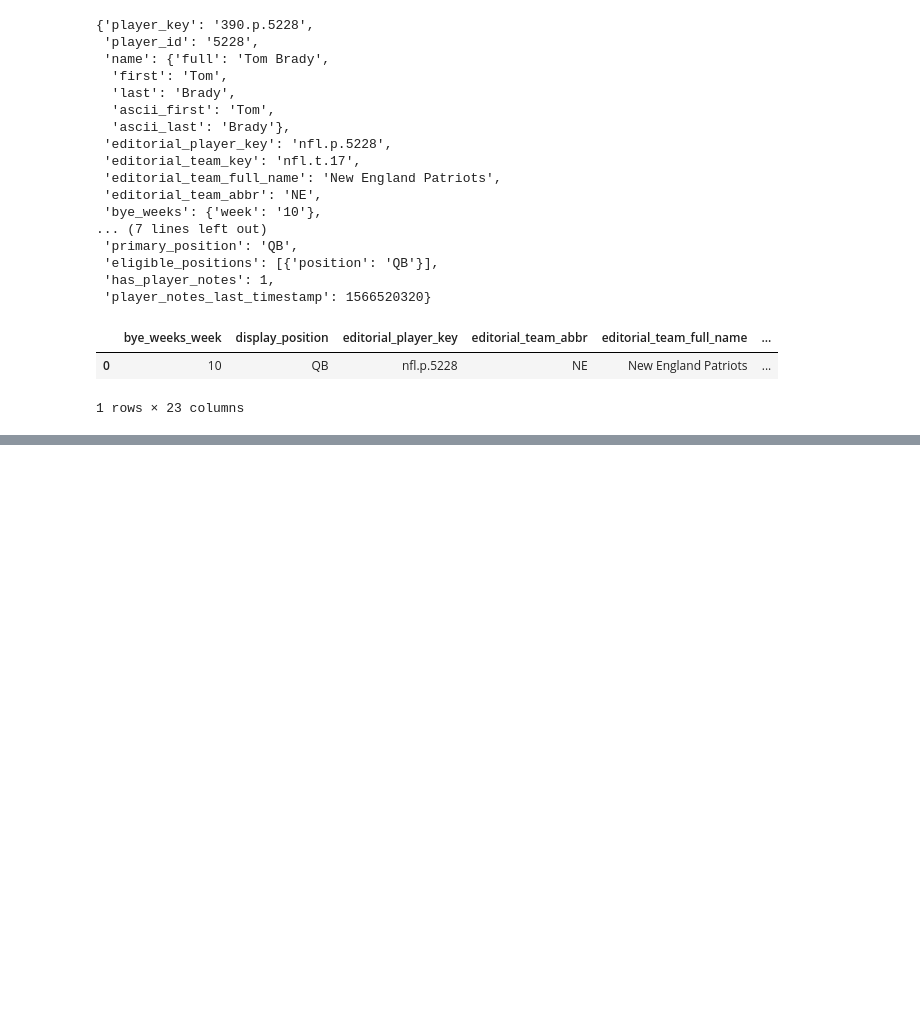
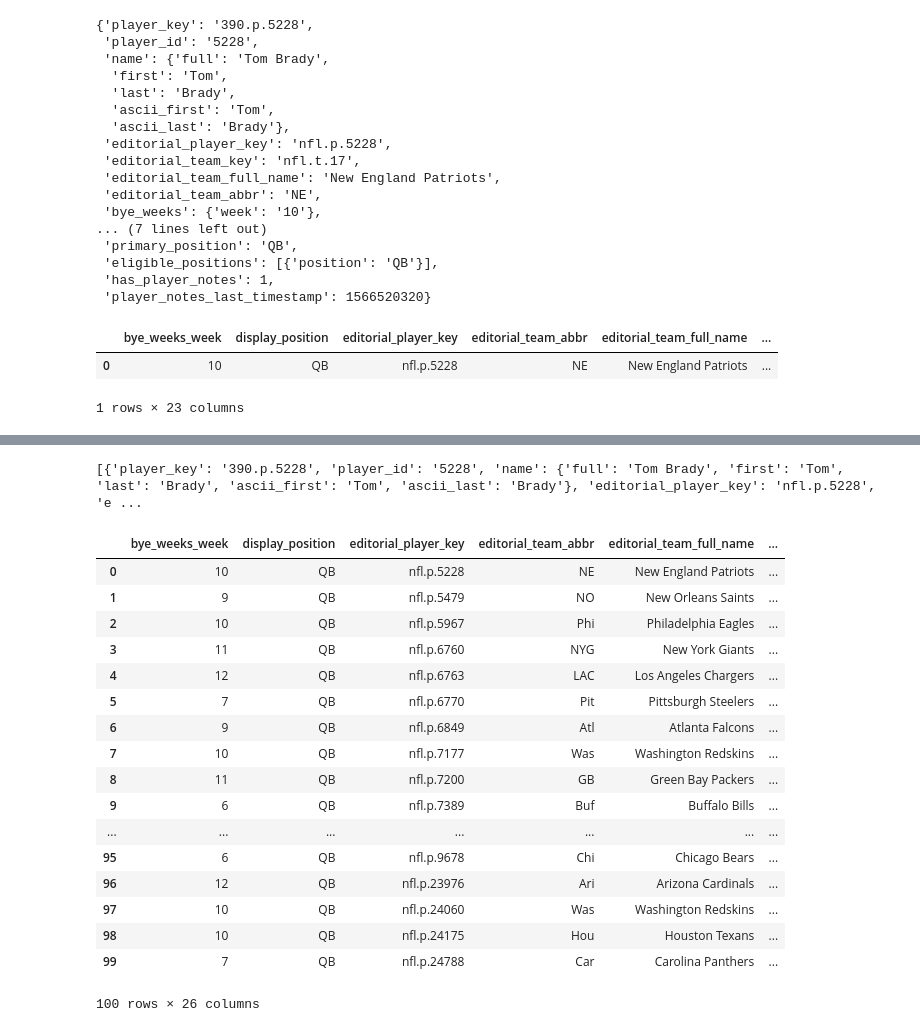
Before and after one commit to JGH85/ffyahooJupyter, a Jupyter notebook: FantasyAPIPlayers.ipynb, the cells around one changed output, grey strips where cells are left out. Cells and saved outputs as stored; diff of their text form; code cells hidden in the pictures; blank space fills up the shorter version.

Commit message:
finished creating qb dataframe

```diff
--- a/FantasyAPIPlayers.ipynb
+++ b/FantasyAPIPlayers.ipynb
@@ -184,3 +184,7 @@ raw_qb_data
 |  | bye_weeks_week | display_position | editorial_player_key | editorial_team_abbr | editorial_team_full_name | ... |
 | 0 | 10 | QB | nfl.p.5228 | NE | New England Patriots | ... |
 1 rows × 23 columns
+# %%
+all_qb_list = []
+allqbs = qbs
+allqbs
@@ -186,0 +209,47 @@ raw_qb_data
+# %%
+# for k, v in allqbs.items():
+#     if k != "count": #ignore count item which json adds as autosummary at the end
+#         qb = allqbs[k]['player'][0] #go down to individual player level in json
+#         qblist = [item for item in qb if item != []]     #remove all empty lists
+#         qbdict = { k : v[0] if type(v)==list else v  for d in qblist for k, v in d.items()} #convert all dictionaries into 1 dictionary using comprehension, if they contain a list only use first item from list
+#         print(qbdict)
+#         all_qb_list.append(qbdict)
+
+for item in allqbs:
+#     print(item)
+    qb = item['player'][0]
+    qblist = [item for item in qb if item != []]     #remove all empty lists
+    qbdict = { k : v[0] if type(v)==list else v  for d in qblist for k, v in d.items()} #convert all dictionaries into 1 dictionary using comprehension, if they contain a list only use first item from list
+#     print(qbdict)
+    all_qb_list.append(qbdict)
+print(all_qb_list)
+#     if k != "count": #ignore count item which json adds as autosummary at the end
+#         qb = allqbs[k]['player'][0] #go down to individual player level in json
+#         qblist = [item for item in qb if item != []]     #remove all empty lists
+#         qbdict = { k : v[0] if type(v)==list else v  for d in qblist for k, v in d.items()} #convert all dictionaries into 1 dictionary using comprehension, if they contain a list only use first item from list
+#         print(qbdict)
+#         all_qb_list.append(qbdict)
+# %% [output]
+[{'player_key': '390.p.5228', 'player_id': '5228', 'name': {'full': 'Tom Brady', 'first': 'Tom', 'last': 'Brady', 'ascii_first': 'Tom', 'ascii_last': 'Brady'}, 'editorial_player_key': 'nfl.p.5228', 'e ...
+# %%
+qbsdf = json_normalize(all_qb_list, sep="_") #this only gets the sub rows?
+qbsdf
+# %% [output]
+|  | bye_weeks_week | display_position | editorial_player_key | editorial_team_abbr | editorial_team_full_name | ... |
+| 0 | 10 | QB | nfl.p.5228 | NE | New England Patriots | ... |
+| 1 | 9 | QB | nfl.p.5479 | NO | New Orleans Saints | ... |
+| 2 | 10 | QB | nfl.p.5967 | Phi | Philadelphia Eagles | ... |
+| 3 | 11 | QB | nfl.p.6760 | NYG | New York Giants | ... |
+| 4 | 12 | QB | nfl.p.6763 | LAC | Los Angeles Chargers | ... |
+| 5 | 7 | QB | nfl.p.6770 | Pit | Pittsburgh Steelers | ... |
+| 6 | 9 | QB | nfl.p.6849 | Atl | Atlanta Falcons | ... |
+| 7 | 10 | QB | nfl.p.7177 | Was | Washington Redskins | ... |
+| 8 | 11 | QB | nfl.p.7200 | GB | Green Bay Packers | ... |
+| 9 | 6 | QB | nfl.p.7389 | Buf | Buffalo Bills | ... |
+| ... | ... | ... | ... | ... | ... | ... |
+| 95 | 6 | QB | nfl.p.9678 | Chi | Chicago Bears | ... |
+| 96 | 12 | QB | nfl.p.23976 | Ari | Arizona Cardinals | ... |
+| 97 | 10 | QB | nfl.p.24060 | Was | Washington Redskins | ... |
+| 98 | 10 | QB | nfl.p.24175 | Hou | Houston Texans | ... |
+| 99 | 7 | QB | nfl.p.24788 | Car | Carolina Panthers | ... |
+100 rows × 26 columns
```
Also changed, not shown: parts of 4 cells of this notebook.
